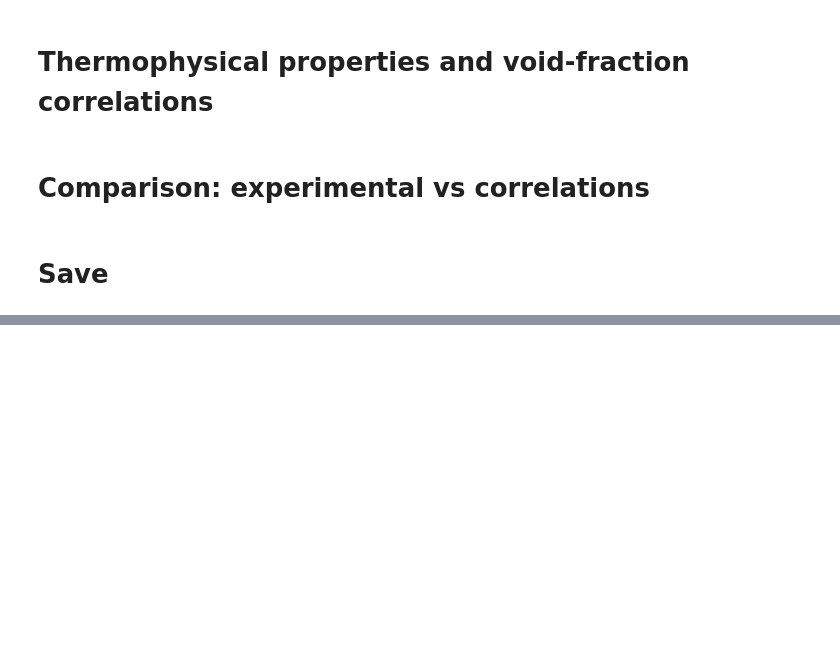
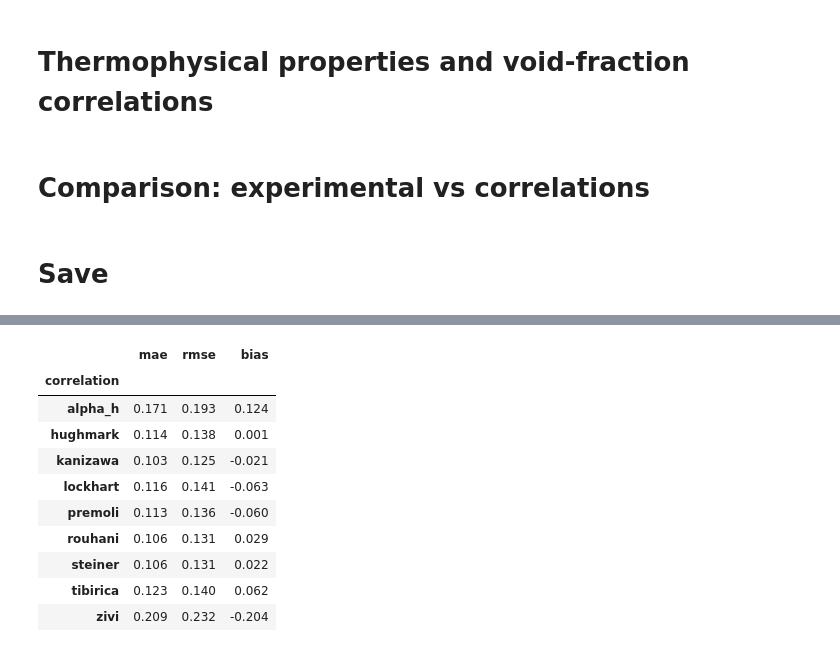
Before and after one commit to fernandonquintino/confocal_film_measurement, a Jupyter notebook: notebooks/void_fraction_calculation.ipynb, the cells around one changed output, grey strips where cells are left out. Drawn from its saved outputs; the diff is of its cells as text; code cells hidden in the pictures; blank space fills up the shorter version.

```diff
--- a/notebooks/void_fraction_calculation.ipynb
+++ b/notebooks/void_fraction_calculation.ipynb
@@ -147,0 +188,14 @@ summary.to_pickle(
+# %%
+round(summary.groupby('correlation')[['mae',	'rmse', 'bias']].mean(), 3)
+# %% [output]
+|  | mae | rmse | bias |
+| correlation |  |  |  |
+| alpha_h | 0.171 | 0.193 | 0.124 |
+| hughmark | 0.114 | 0.138 | 0.001 |
+| kanizawa | 0.103 | 0.125 | -0.021 |
+| lockhart | 0.116 | 0.141 | -0.063 |
+| premoli | 0.113 | 0.136 | -0.060 |
+| rouhani | 0.106 | 0.131 | 0.029 |
+| steiner | 0.106 | 0.131 | 0.022 |
+| tibirica | 0.123 | 0.140 | 0.062 |
+| zivi | 0.209 | 0.232 | -0.204 |
```
Also changed, not shown: parts of 3 cells of this notebook, 5 other files.
